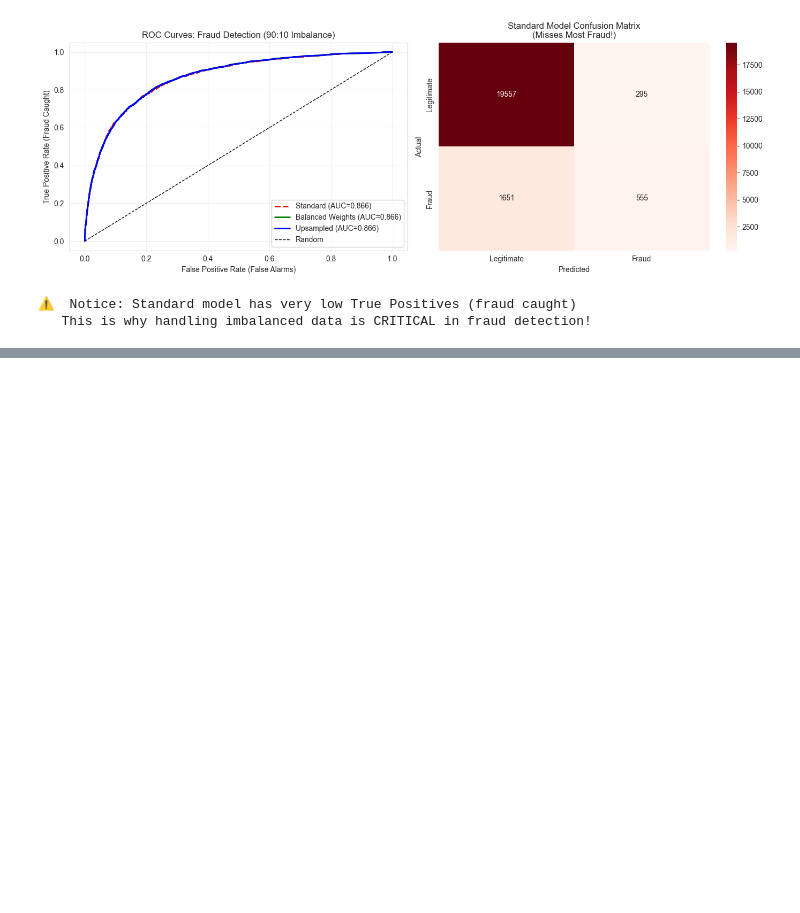
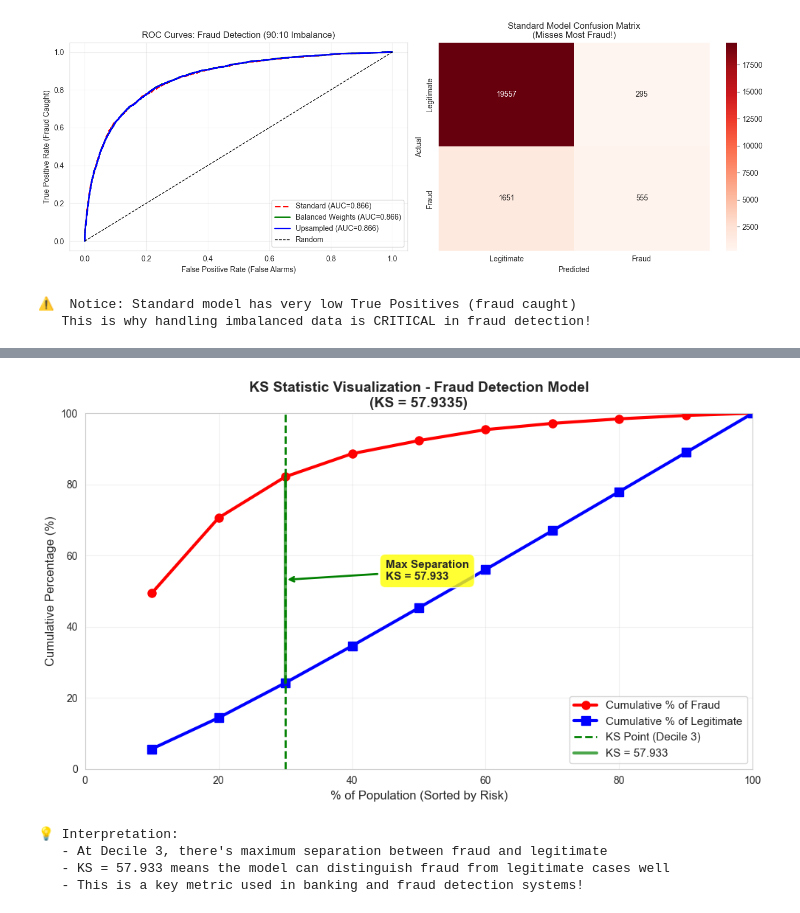
Before and after one commit to varunchach/eval_metrics_class_imbalance, a Jupyter notebook: demo_ml.ipynb, the cells around one changed output, grey strips where cells are left out. Saved outputs shown, nothing was run; the diff lists cells and outputs as text; code cells hidden in the pictures; blank space fills up the shorter version.

```diff
--- a/demo_ml.ipynb
+++ b/demo_ml.ipynb
@@ -1081,0 +1417,59 @@ print("   This is why handling imbalanced data is CRITICAL in fraud detection!")
+# %%
+# Visualize KS Statistic
+fig, ax = plt.subplots(figsize=(10, 6))
+
+# Plot cumulative % of fraud
+ax.plot(df_decile_stats['cumulative_pct_population'],
+        df_decile_stats['cumulative_pct_fraud'],
+        marker='o', linewidth=3, markersize=8, label='Cumulative % of Fraud', color='red')
+
+# Plot cumulative % of legitimate
+ax.plot(df_decile_stats['cumulative_pct_population'],
+        df_decile_stats['cumulative_pct_legitimate'],
+        marker='s', linewidth=3, markersize=8, label='Cumulative % of Legitimate', color='blue')
+
+# Highlight maximum separation (KS point)
+ks_idx = df_decile_stats['ks'].idxmax()
+ks_x = df_decile_stats.loc[ks_idx, 'cumulative_pct_population']
+ks_y_fraud = df_decile_stats.loc[ks_idx, 'cumulative_pct_fraud']
+ks_y_legit = df_decile_stats.loc[ks_idx, 'cumulative_pct_legitimate']
+
+# Draw vertical line at KS point
+ax.axvline(x=ks_x, color='green', linestyle='--', linewidth=2,
+           label=f'KS Point (Decile {int(df_decile_stats.loc[ks_idx, "decile"])})')
+
+# Draw horizontal line showing KS distance
+ax.plot([ks_x, ks_x], [ks_y_legit, ks_y_fraud],
+        'g-', linewidth=3, alpha=0.7, label=f'KS = {ks_statistic:.3f}')
+
+# Customize plot
+ax.set_xlabel('% of Population (Sorted by Risk)', fontsize=12)
+ax.set_ylabel('Cumulative Percentage (%)', fontsize=12)
+ax.set_title(f'KS Statistic Visualization - Fraud Detection Model\n(KS = {ks_statistic:.4f})',
+             fontsize=14, fontweight='bold')
+ax.set_xlim(0, 100)
+ax.set_ylim(0, 100)
+ax.grid(True, alpha=0.3)
+ax.legend(fontsize=11, loc='lower right')
+
+# Add annotation for KS point
+ax.annotate(f'Max Separation\nKS = {ks_statistic:.3f}',
+            xy=(ks_x, (ks_y_fraud + ks_y_legit) / 2),
+            xytext=(ks_x + 15, (ks_y_fraud + ks_y_legit) / 2),
+            arrowprops=dict(arrowstyle='->', color='green', lw=2),
+            bbox=dict(boxstyle='round,pad=0.5', facecolor='yellow', alpha=0.8),
+            fontsize=11, fontweight='bold', ha='left')
+
+plt.tight_layout()
+plt.show()
+
+print(f"\n💡 Interpretation:")
+print(f"   - At Decile {int(ks_decile)}, there's maximum separation between fraud and legitimate")
+print(f"   - KS = {ks_statistic:.3f} means the model can distinguish fraud from legitimate cases well")
+print(f"   - This is a key metric used in banking and fraud detection systems!")
+# %% [output]
+[figure, added]
+💡 Interpretation:
+   - At Decile 3, there's maximum separation between fraud and legitimate
+   - KS = 57.933 means the model can distinguish fraud from legitimate cases well
+   - This is a key metric used in banking and fraud detection systems!
```
Also changed, not shown: parts of 29 cells of this notebook.
